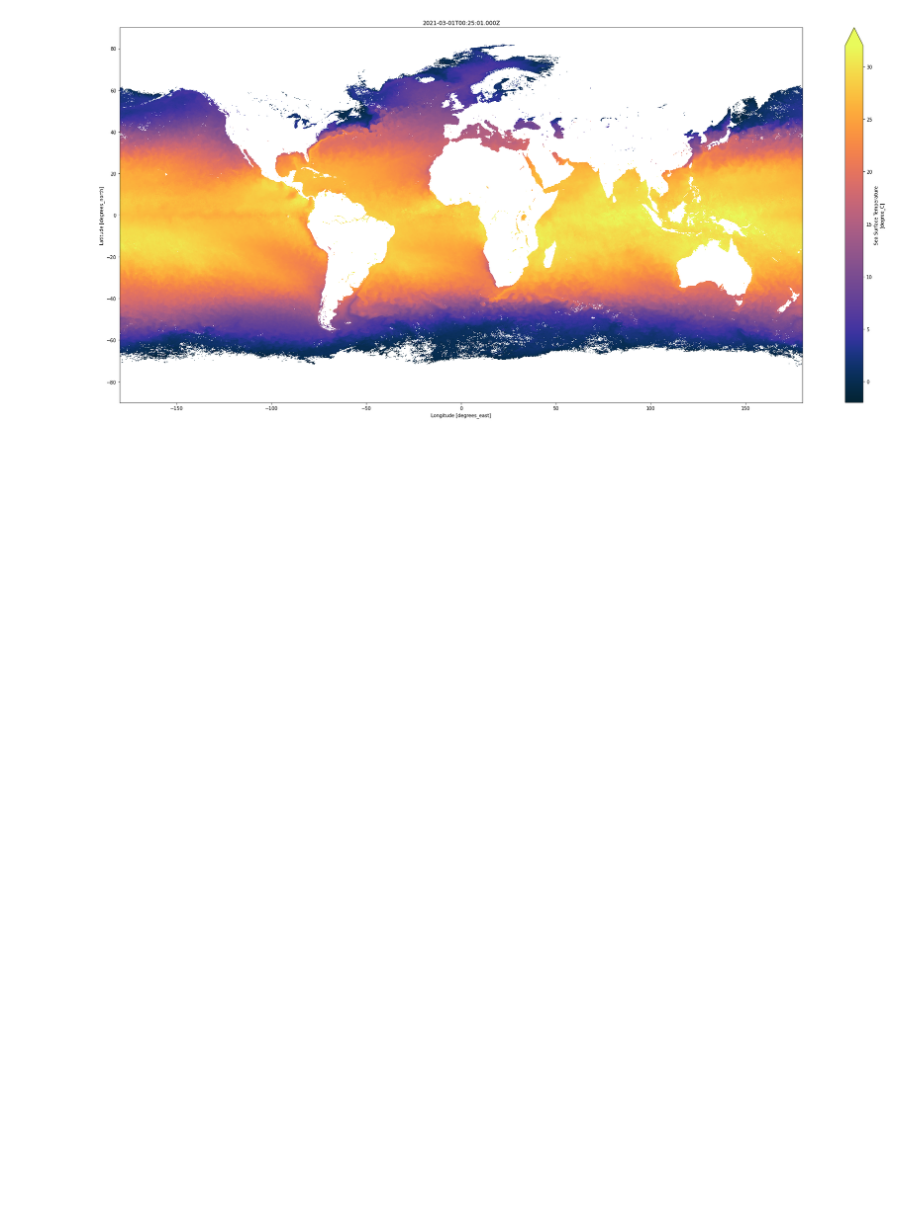
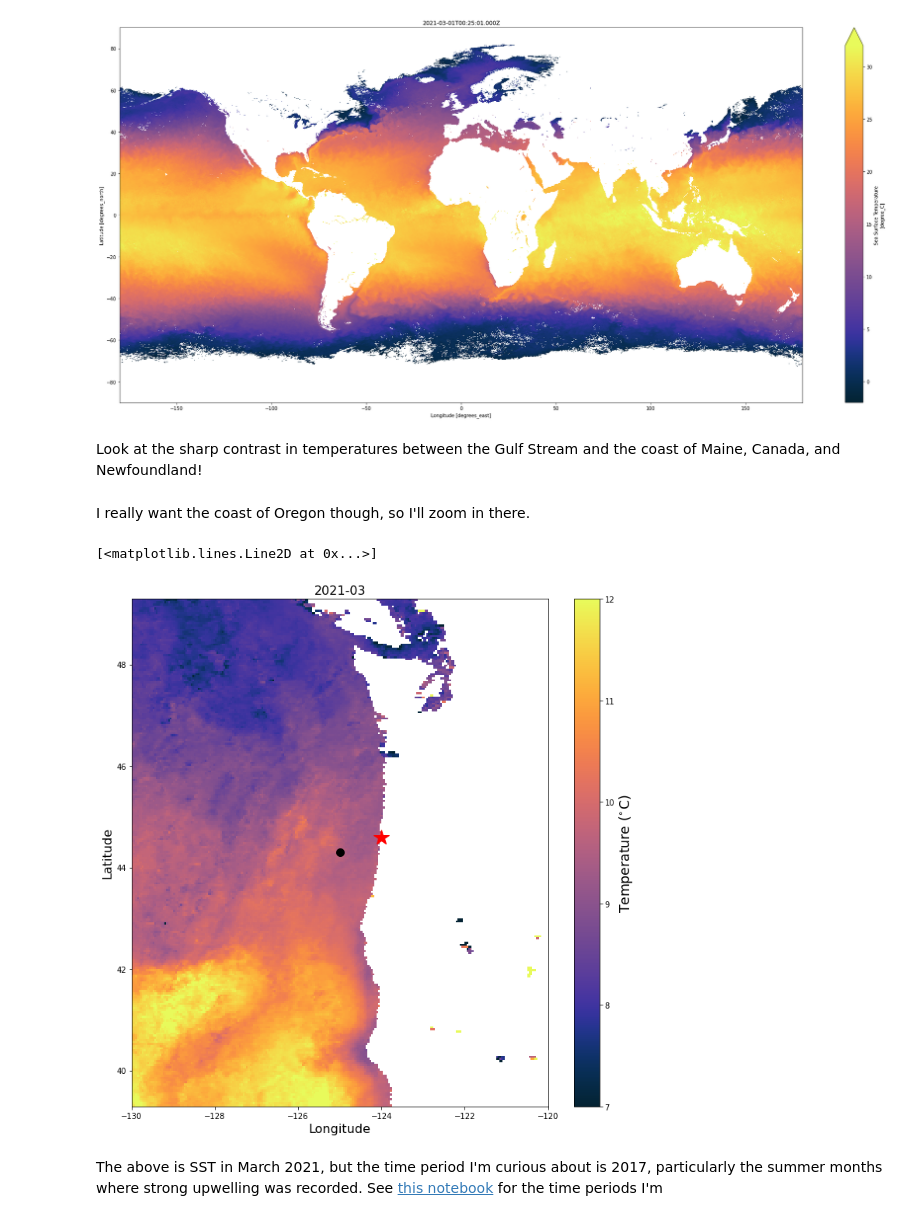
Before and after one commit to dgumustel/blog_visualizations, a Jupyter notebook: SST/modis-sst.ipynb, the cells around one changed output. Saved outputs shown, nothing was run; the diff lists cells and outputs as text; code cells hidden in the pictures; blank space fills up the shorter version.

Commit message:
created visuals of WA, OR coasts

```diff
--- a/SST/modis-sst.ipynb
+++ b/SST/modis-sst.ipynb
@@ -101,3 +110,28 @@ plt.tight_layout()
 plt.savefig('./visualizations/global_snapshot.png')
 # %% [output]
 [figure]
+# %% [markdown]
+Look at the sharp contrast in temperatures between the Gulf Stream and the coast of Maine, Canada, and Newfoundland!
+# %% [markdown]
+I really want the coast of Oregon though, so I'll zoom in there.
+# %%
+site_lat = 44.3
+site_lon = -125
+radius = 5
+
+ds_slice = datasets[-1].sel(lat=slice(site_lat + radius, site_lat - radius), lon=slice(site_lon - radius, site_lon + radius))
+im = ds_slice.sst.plot(x='lon', y='lat', figsize=(12,12), vmin=7, vmax=12, cmap=cmocean.cm.thermal, add_colorbar=False)
+
+cb = plt.colorbar(im)
+cb.set_label(label="Temperature ($^{\circ}$C)", size='xx-large')
+
+plt.title(datasets[-1].attrs['time_coverage_start'][:7], size=16)
+plt.xlabel('Longitude', size=16)
+plt.ylabel('Latitude', size=16)
+plt.plot(-125, 44.3, markersize=20, marker='.', color='k')
+plt.plot(-124, 44.6, markersize=20, marker='*', color='red')
+# %% [output]
+[<matplotlib.lines.Line2D at 0x...>]
+[figure, added]
+# %% [markdown]
+The above is SST in March 2021, but the time period I'm curious about is 2017, particularly the summer months where strong upwelling was recorded. See [this notebook](https://github.com/dgumustel/coastal-upwelling/blob/main/notebooks/02_data_analysis_2017.ipynb) for the time periods I'm
```
Also changed, not shown: parts of 11 cells of this notebook, 14 other files.
